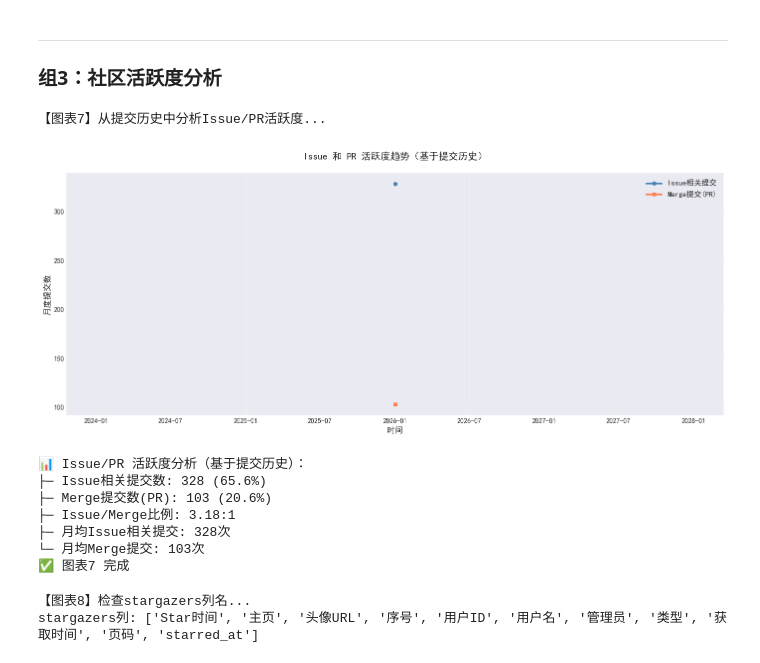
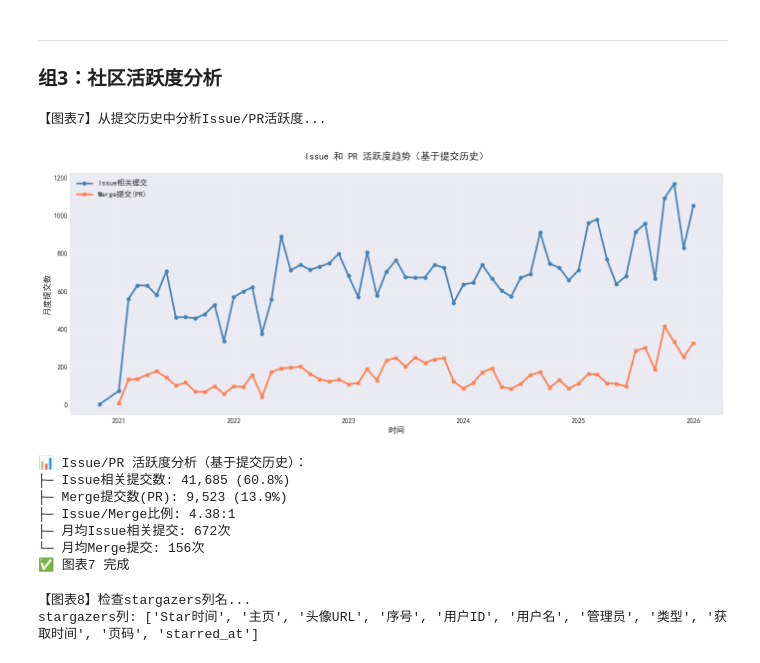
Before and after one commit to SiHaoYuu/Opensource-Software, a Jupyter notebook: code-oss-history.ipynb, the cells around one changed output. Drawn from its saved outputs; the diff is of its cells as text; code cells hidden in the pictures.

```diff
--- a/code-oss-history.ipynb
+++ b/code-oss-history.ipynb
@@ -616,44 +618,44 @@ monthly_merges = commits_history[commits_history['is_merge']].groupby('year_mont
 
 # 转换为datetime以便绘图
 monthly_issues.index = monthly_issues.index.to_timestamp()
 monthly_merges.index = monthly_merges.index.to_timestamp()
 
 fig, ax = plt.subplots(figsize=(14, 6))
 ax.plot(monthly_issues.index, monthly_issues.values, marker='o', label='Issue相关提交',
         linewidth=2.5, markersize=5, color='steelblue')
 ax.plot(monthly_merges.index, monthly_merges.values, marker='s', label='Merge提交(PR)',
         linewidth=2.5, markersize=5, color='coral')
 ax.set_xlabel('时间', fontsize=12, fontweight='bold')
 ax.set_ylabel('月度提交数', fontsize=12, fontweight='bold')
 ax.set_title('Issue 和 PR 活跃度趋势（基于提交历史）', fontsize=14, fontweight='bold', pad=20)
 ax.legend(fontsize=11, loc='best')
 ax.grid(alpha=0.3)
 
 plt.tight_layout()
 plt.show()
 
 # 统计分析
-total_issue_commits = commits_full['has_issue'].sum()
-total_merge_commits = commits_full['is_merge'].sum()
+total_issue_commits = commits_history['has_issue'].sum()
+total_merge_commits = commits_history['is_merge'].sum()
 
 print(f"\n📊 Issue/PR 活跃度分析（基于提交历史）：")
-print(f"├─ Issue相关提交数: {total_issue_commits:,} ({total_issue_commits/len(commits_full)*100:.1f}%)")
-print(f"├─ Merge提交数(PR): {total_merge_commits:,} ({total_merge_commits/len(commits_full)*100:.1f}%)")
+print(f"├─ Issue相关提交数: {total_issue_commits:,} ({total_issue_commits/len(commits_history)*100:.1f}%)")
+print(f"├─ Merge提交数(PR): {total_merge_commits:,} ({total_merge_commits/len(commits_history)*100:.1f}%)")
 print(f"├─ Issue/Merge比例: {total_issue_commits/total_merge_commits:.2f}:1"
       if total_merge_commits > 0 else "")
 print(f"├─ 月均Issue相关提交: {monthly_issues.mean():.0f}次")
 print(f"└─ 月均Merge提交: {monthly_merges.mean():.0f}次")
 
 print("✅ 图表7 完成")
 # %% [output]
 【图表7】从提交历史中分析Issue/PR活跃度...
-[figure, old version]
+[figure, new version]
 📊 Issue/PR 活跃度分析（基于提交历史）：
-├─ Issue相关提交数: 328 (65.6%)
-├─ Merge提交数(PR): 103 (20.6%)
-├─ Issue/Merge比例: 3.18:1
-├─ 月均Issue相关提交: 328次
-└─ 月均Merge提交: 103次
+├─ Issue相关提交数: 41,685 (60.8%)
+├─ Merge提交数(PR): 9,523 (13.9%)
+├─ Issue/Merge比例: 4.38:1
+├─ 月均Issue相关提交: 672次
+└─ 月均Merge提交: 156次
 ✅ 图表7 完成
 # %%
 # 图表8: Stars增长曲线
```
Also changed, not shown: parts of 8 cells of this notebook.
